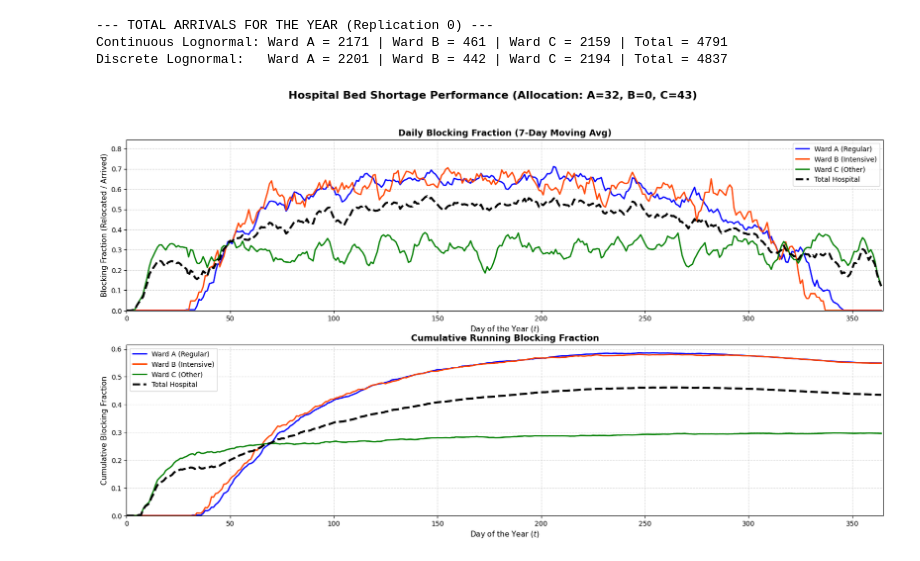
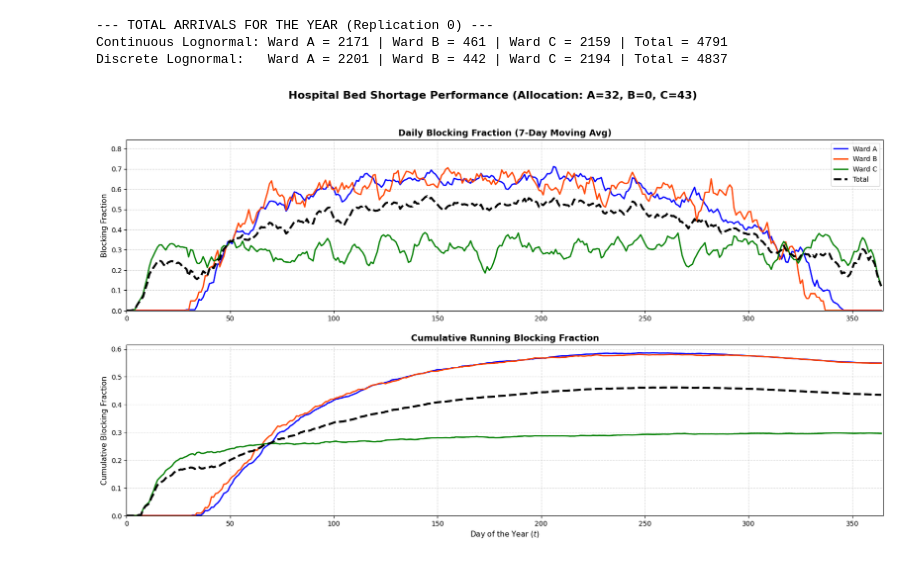
Before and after one commit to markus1573/stokastisk-simulering, a Jupyter notebook: project2_code.ipynb, the cells around one changed output. Saved outputs shown, nothing was run; the diff lists cells and outputs as text; code cells hidden in the pictures.

Commit message:
nyt plot

```diff
--- a/project2_code.ipynb
+++ b/project2_code.ipynb
@@ -1100,42 +1100,42 @@ cum_blocking['Total'][valid_total] = cum_total_rel[valid_total] / cum_total_arr[
 fig, axes = plt.subplots(2, 1, figsize=(20, 10))
 plt.subplots_adjust(wspace=0.22)
 
 # Helper for daily smoothing
 def moving_average(y, window=7):
     return np.convolve(y, np.ones(window)/window, mode='same')
 
 
-axes[0].plot(days, moving_average(daily_blocking['A']), color='blue', linewidth=2, label='Ward A (Regular)')
-axes[0].plot(days, moving_average(daily_blocking['B']), color='orangered', linewidth=2, label='Ward B (Intensive)')
-axes[0].plot(days, moving_average(daily_blocking['C']), color='green', linewidth=2, label='Ward C (Other)')
-axes[0].plot(days, moving_average(daily_blocking['Total']), color='black', linewidth=3.0, linestyle='--', label='Total Hospital')
+axes[0].plot(days, moving_average(daily_blocking['A']), color='blue', linewidth=2, label='Ward A')
+axes[0].plot(days, moving_average(daily_blocking['B']), color='orangered', linewidth=2, label='Ward B')
+axes[0].plot(days, moving_average(daily_blocking['C']), color='green', linewidth=2, label='Ward C')
+axes[0].plot(days, moving_average(daily_blocking['Total']), color='black', linewidth=3.0, linestyle='--', label='Total')
 
 axes[0].set_title('Daily Blocking Fraction (7-Day Moving Avg)', fontsize=13, fontweight='bold')
-axes[0].set_xlabel('Day of the Year ($t$)', fontsize=11)
-axes[0].set_ylabel('Blocking Fraction (Relocated / Arrived)', fontsize=11)
+
+axes[0].set_ylabel('Blocking Fraction', fontsize=11)
 axes[0].set_xlim(0, 365)
 axes[0].set_ylim(0, max(1.05 * np.max(daily_blocking['A']), 0.1))
 axes[0].grid(True, linestyle='--', alpha=0.5)
 axes[0].legend(fontsize=10, loc='upper right')
 
 
-axes[1].plot(days, cum_blocking['A'], color='blue', linewidth=2, label='Ward A (Regular)')
-axes[1].plot(days, cum_blocking['B'], color='orangered', linewidth=2, label='Ward B (Intensive)')
-axes[1].plot(days, cum_blocking['C'], color='green', linewidth=2, label='Ward C (Other)')
-axes[1].plot(days, cum_blocking['Total'], color='black', linewidth=3.0, linestyle='--', label='Total Hospital')
+axes[1].plot(days, cum_blocking['A'], color='blue', linewidth=2, label='Ward A')
+axes[1].plot(days, cum_blocking['B'], color='orangered', linewidth=2, label='Ward B')
+axes[1].plot(days, cum_blocking['C'], color='green', linewidth=2, label='Ward C')
+axes[1].plot(days, cum_blocking['Total'], color='black', linewidth=3.0, linestyle='--', label='Total')
 
 axes[1].set_title('Cumulative Running Blocking Fraction', fontsize=13, fontweight='bold')
 axes[1].set_xlabel('Day of the Year ($t$)', fontsize=11)
 axes[1].set_ylabel('Cumulative Blocking Fraction', fontsize=11)
 axes[1].set_xlim(0, 365)
 axes[1].set_ylim(0, max(1.05 * np.max(cum_blocking['A']), 0.1))
 axes[1].grid(True, linestyle='--', alpha=0.5)
-axes[1].legend(fontsize=10, loc='upper left')
+# axes[1].legend(fontsize=10, loc='upper left')
 
 
 plt.suptitle(f'Hospital Bed Shortage Performance (Allocation: A={cap_A}, B={cap_B}, C={cap_C})',
              fontsize=16, fontweight='bold', y=0.98)
 
 plt.show()
 # %% [output]
-[figure, old version]
+[figure, new version]
```
Also changed, not shown: 1 other file.
